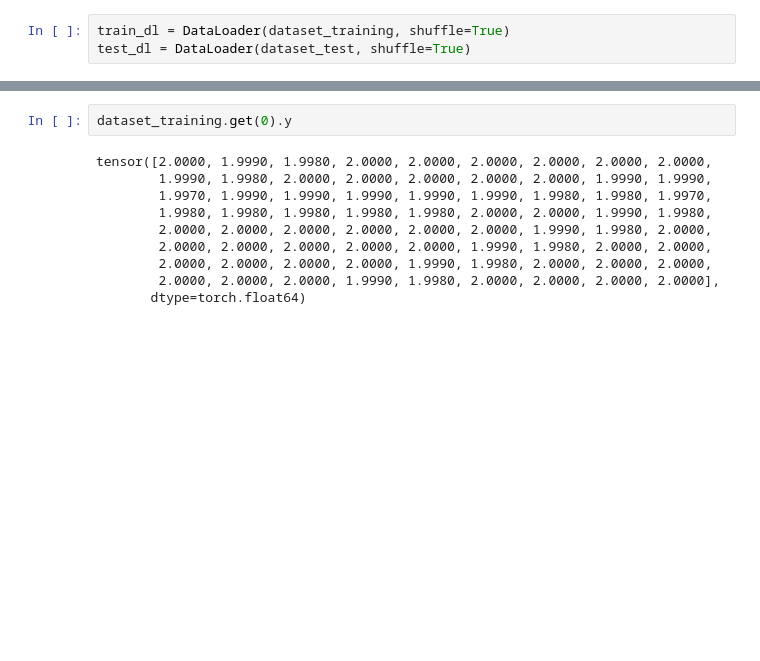
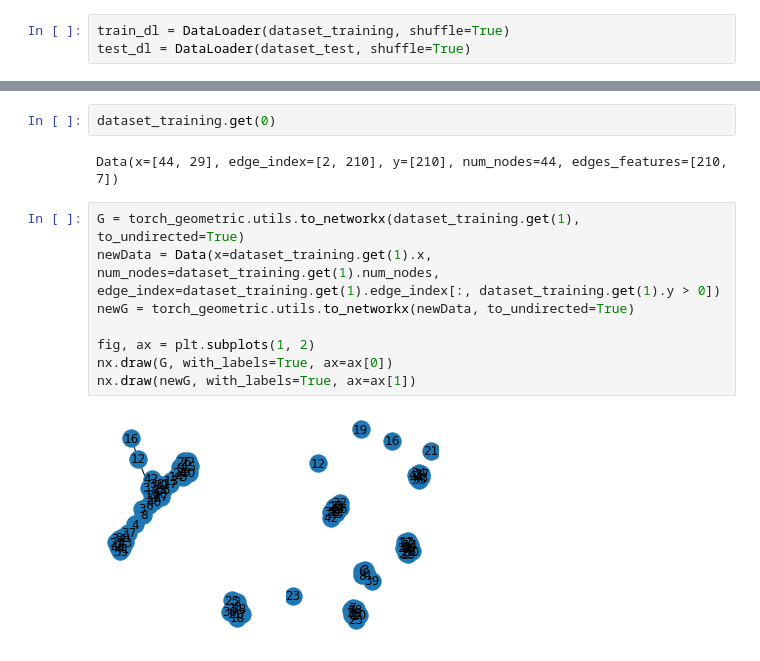
Before and after one commit to chrisizeh/Graph_Linking, a Jupyter notebook: data_processing.ipynb, the cells around one changed output, grey strips where cells are left out. Cells and saved outputs as stored; diff of their text form; blank space fills up the shorter version.

```diff
--- a/data_processing.ipynb
+++ b/data_processing.ipynb
@@ -361,12 +387,14 @@ val_counts
 # %%
-dataset_training.get(0).y
+dataset_training.get(0)
 # %% [output]
-tensor([2.0000, 1.9990, 1.9980, 2.0000, 2.0000, 2.0000, 2.0000, 2.0000, 2.0000,
-        1.9990, 1.9980, 2.0000, 2.0000, 2.0000, 2.0000, 2.0000, 1.9990, 1.9990,
-        1.9970, 1.9990, 1.9990, 1.9990, 1.9990, 1.9990, 1.9980, 1.9980, 1.9970,
-        1.9980, 1.9980, 1.9980, 1.9980, 1.9980, 2.0000, 2.0000, 1.9990, 1.9980,
-        2.0000, 2.0000, 2.0000, 2.0000, 2.0000, 2.0000, 1.9990, 1.9980, 2.0000,
-        2.0000, 2.0000, 2.0000, 2.0000, 2.0000, 1.9990, 1.9980, 2.0000, 2.0000,
-        2.0000, 2.0000, 2.0000, 2.0000, 1.9990, 1.9980, 2.0000, 2.0000, 2.0000,
-        2.0000, 2.0000, 2.0000, 1.9990, 1.9980, 2.0000, 2.0000, 2.0000, 2.0000],
-       dtype=torch.float64)
+Data(x=[44, 29], edge_index=[2, 210], y=[210], num_nodes=44, edges_features=[210, 7])
+# %%
+G = torch_geometric.utils.to_networkx(dataset_training.get(1), to_undirected=True)
+newData = Data(x=dataset_training.get(1).x, num_nodes=dataset_training.get(1).num_nodes, edge_index=dataset_training.get(1).edge_index[:, dataset_training.get(1).y > 0])
+newG = torch_geometric.utils.to_networkx(newData, to_undirected=True)
+
+fig, ax = plt.subplots(1, 2)
+nx.draw(G, with_labels=True, ax=ax[0])
+nx.draw(newG, with_labels=True, ax=ax[1])
+# %% [output]
+[figure, added]
```
Also changed, not shown: parts of 15 cells of this notebook, 2 other files.
